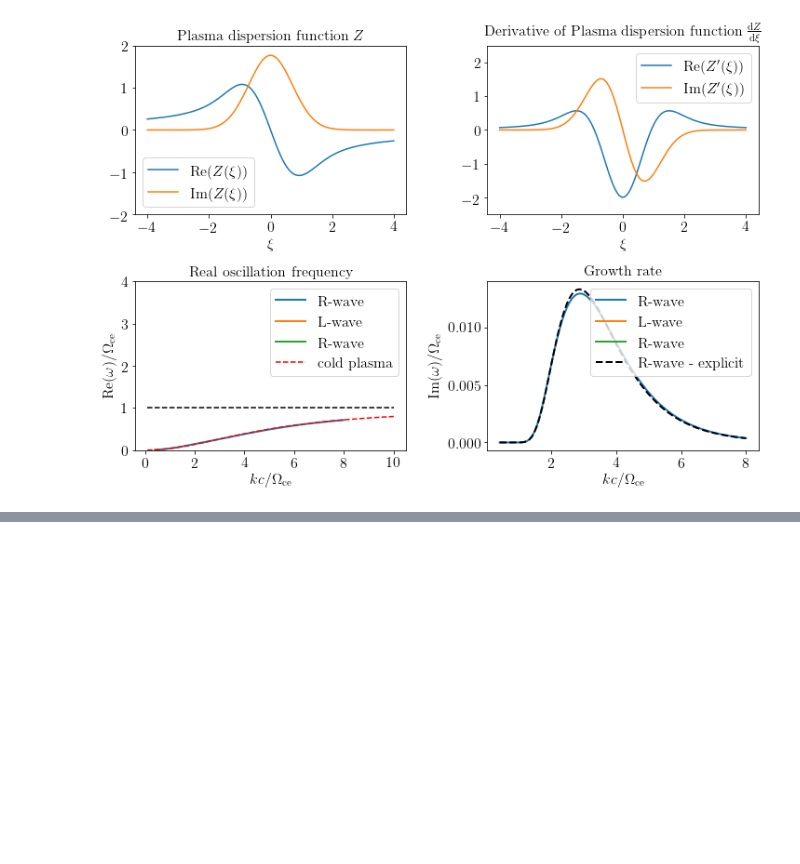
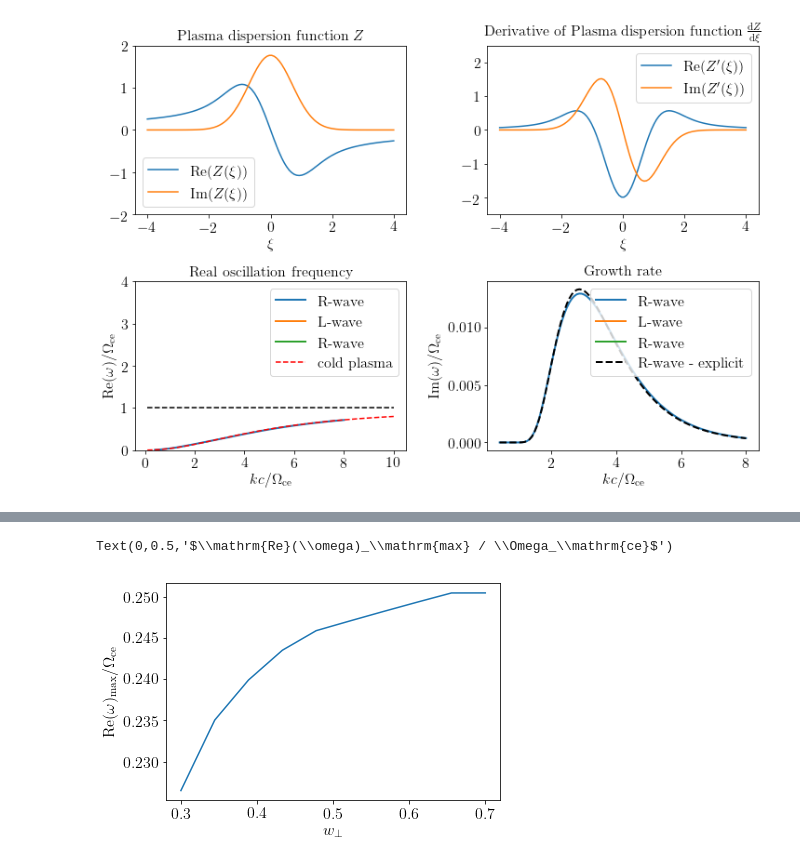
Before and after one commit to ratnania/mhd, a Jupyter notebook: 02_HybridModelling/04_DispersionRelations.ipynb, the cells around one changed output, grey strips where cells are left out. Saved outputs shown, nothing was run; the diff lists cells and outputs as text; code cells hidden in the pictures; blank space fills up the shorter version.

```diff
--- a/02_HybridModelling/04_DispersionRelations.ipynb
+++ b/02_HybridModelling/04_DispersionRelations.ipynb
@@ -365,0 +395,7 @@ np.imag(w3_1).max()
+# %%
+plt.plot(wperp, max_freq)
+plt.xlabel(r'$w_\bot$')
+plt.ylabel(r'$\mathrm{Re}(\omega)_\mathrm{max} / \Omega_\mathrm{ce}$')
+# %% [output]
+Text(0,0.5,'$\\mathrm{Re}(\\omega)_\\mathrm{max} / \\Omega_\\mathrm{ce}$')
+[figure, added]
```
Also changed, not shown: parts of 3 cells of this notebook, 6 other files.
